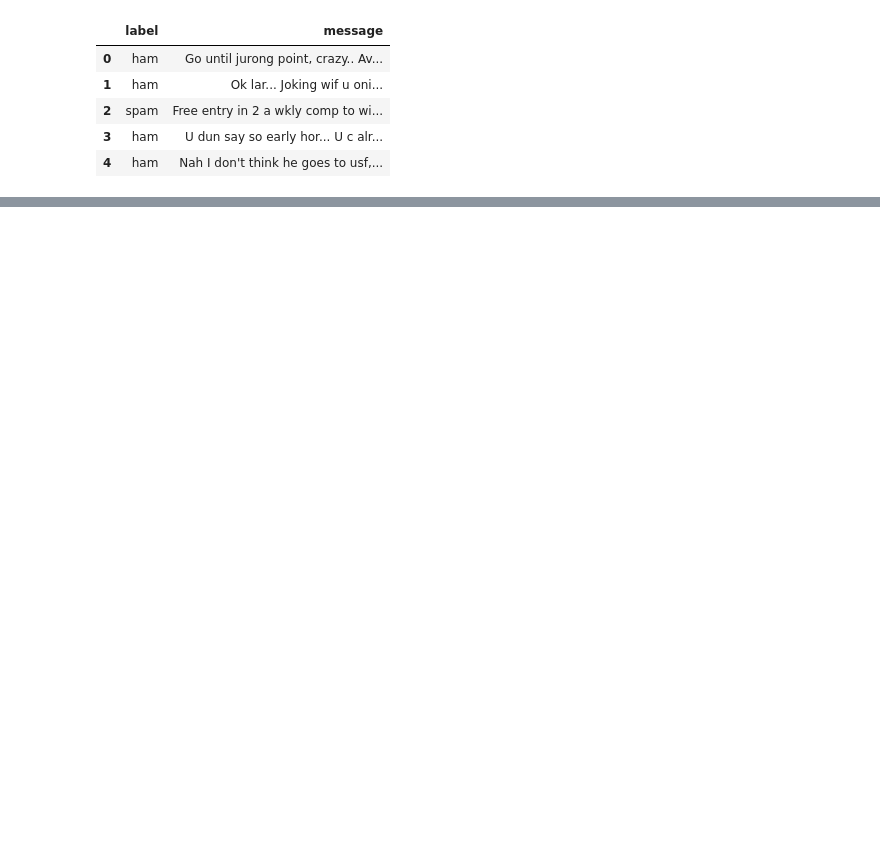
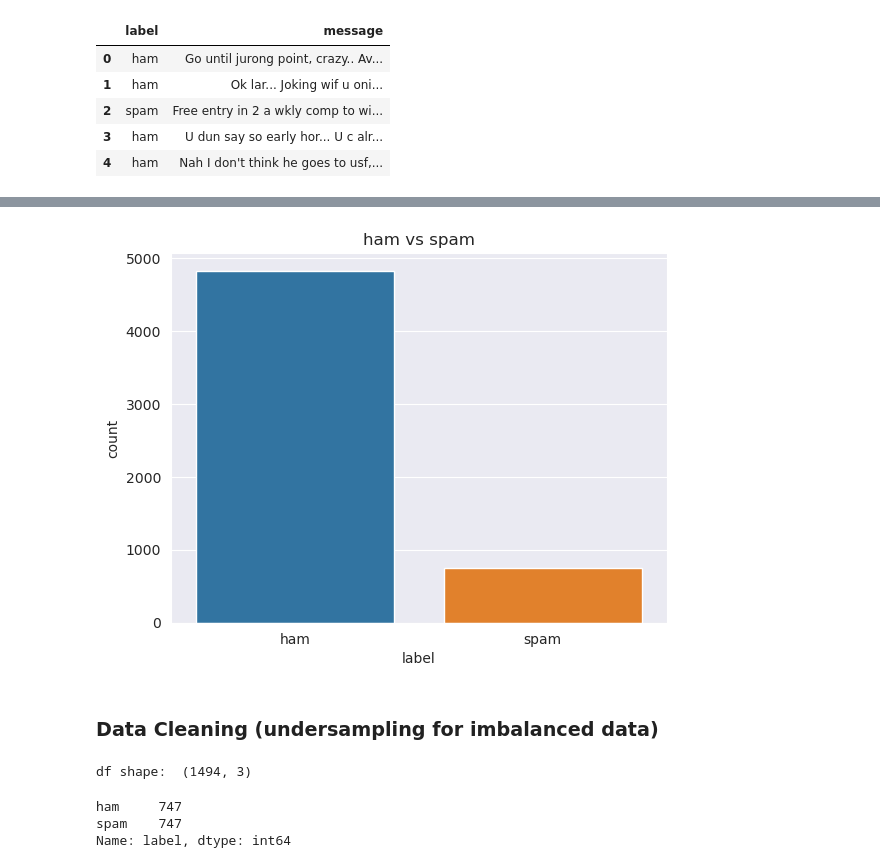
Before and after one commit to Byte-Force/spam-detection, a Jupyter notebook: LSTM-UCISpam.ipynb, the cells around one changed output, grey strips where cells are left out. Drawn from its saved outputs; the diff is of its cells as text; code cells hidden in the pictures; blank space fills up the shorter version.

Commit message:
data processing done

```diff
--- a/LSTM-UCISpam.ipynb
+++ b/LSTM-UCISpam.ipynb
@@ -37,0 +65,51 @@ plt.show()
+# %%
+sns.countplot(
+    data=messages,
+    x="label"
+)
+plt.title("ham vs spam")
+plt.show()
+# %% [output]
+[figure, added]
+# %% [markdown]
+### Data Cleaning (undersampling for imbalanced data)
+# %%
+#compute the length of majority & minority class
+minority_len=len(messages[messages["label"]=="spam"])
+majority_len=len(messages[messages["label"]=="ham"])
+
+#store the indices of majority and minority class
+minority_indices=messages[messages["label"]=="spam"].index
+majority_indices=messages[messages["label"]=="ham"].index
+
+#generate new majority indices from the total majority_indices
+#with size equal to minority class length so we obtain equivalent number of indices length
+random_majority_indices=np.random.choice(
+    majority_indices,
+    size=minority_len,
+    replace=False
+)
+
+#concatenate the two indices to obtain indices of new dataframe
+undersampled_indices=np.concatenate([minority_indices,random_majority_indices])
+
+#create df using new indices
+df=messages.loc[undersampled_indices]
+
+#shuffle the sample
+df=df.sample(frac=1)
+
+#reset the index as its all mixed
+df=df.reset_index()
+
+#drop the older index
+df=df.drop(
+    columns=["index"],
+)
+print("df shape: ", df.shape)
+df['label'].value_counts()
+# %% [output]
+df shape:  (1494, 3)
+ham     747
+spam    747
+Name: label, dtype: int64
```
Also changed, not shown: parts of 5 cells of this notebook.
